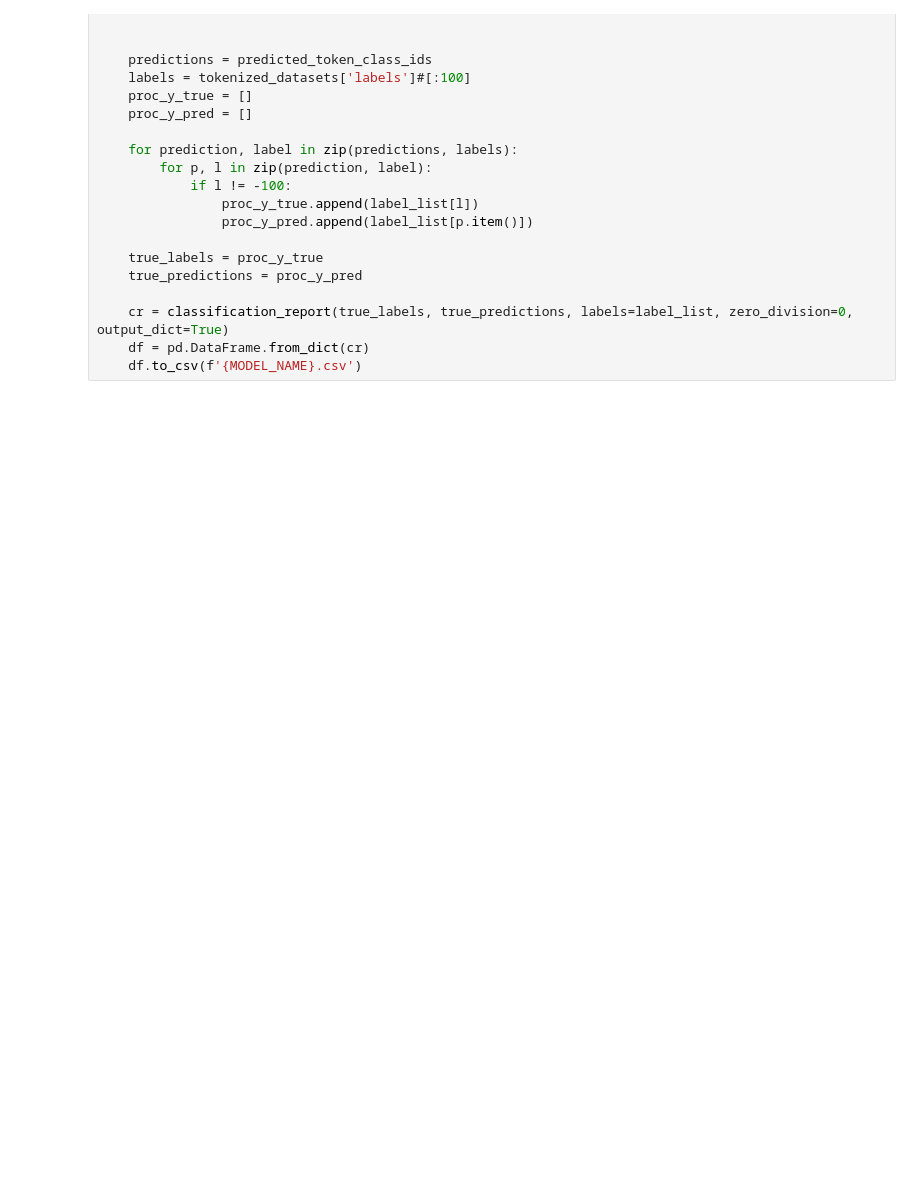
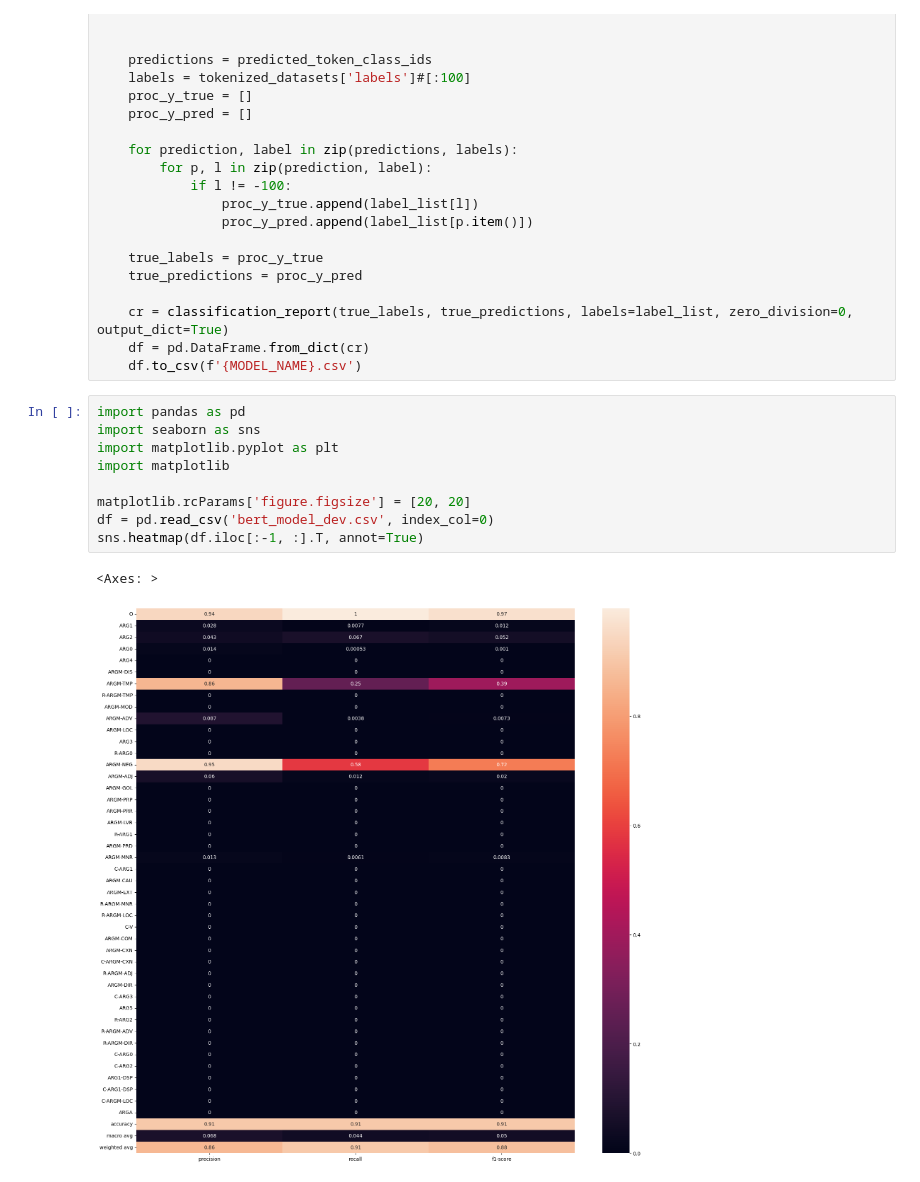
Before and after one commit to martin-carrasco/AdvancedNLP-VU, a Jupyter notebook: A3/test.ipynb, the cells around one changed output. Saved outputs shown, nothing was run; the diff lists cells and outputs as text; blank space fills up the shorter version.

```diff
--- a/A3/test.ipynb
+++ b/A3/test.ipynb
@@ -570,3 +519,15 @@ with torch.inference_mode():
     cr = classification_report(true_labels, true_predictions, labels=label_list, zero_division=0, output_dict=True)
     df = pd.DataFrame.from_dict(cr)
     df.to_csv(f'{MODEL_NAME}.csv')
+# %%
+import pandas as pd
+import seaborn as sns
+import matplotlib.pyplot as plt
+import matplotlib
+
+matplotlib.rcParams['figure.figsize'] = [20, 20]
+df = pd.read_csv('bert_model_dev.csv', index_col=0)
+sns.heatmap(df.iloc[:-1, :].T, annot=True)
+# %% [output]
+<Axes: >
+[figure, added]
```
Also changed, not shown: parts of 31 cells of this notebook, 4 other files.
